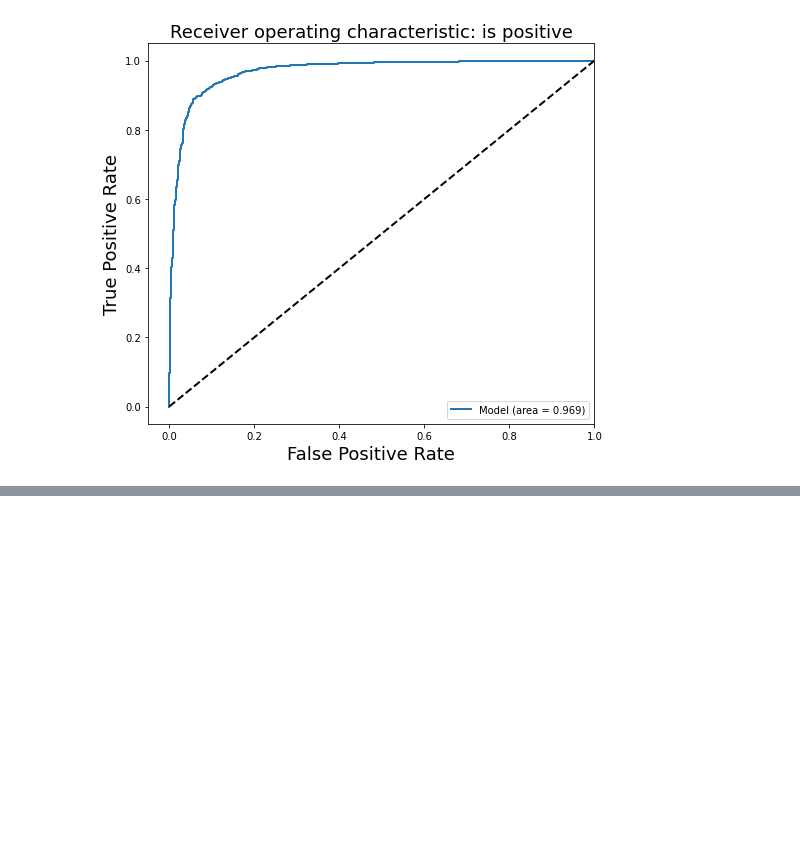
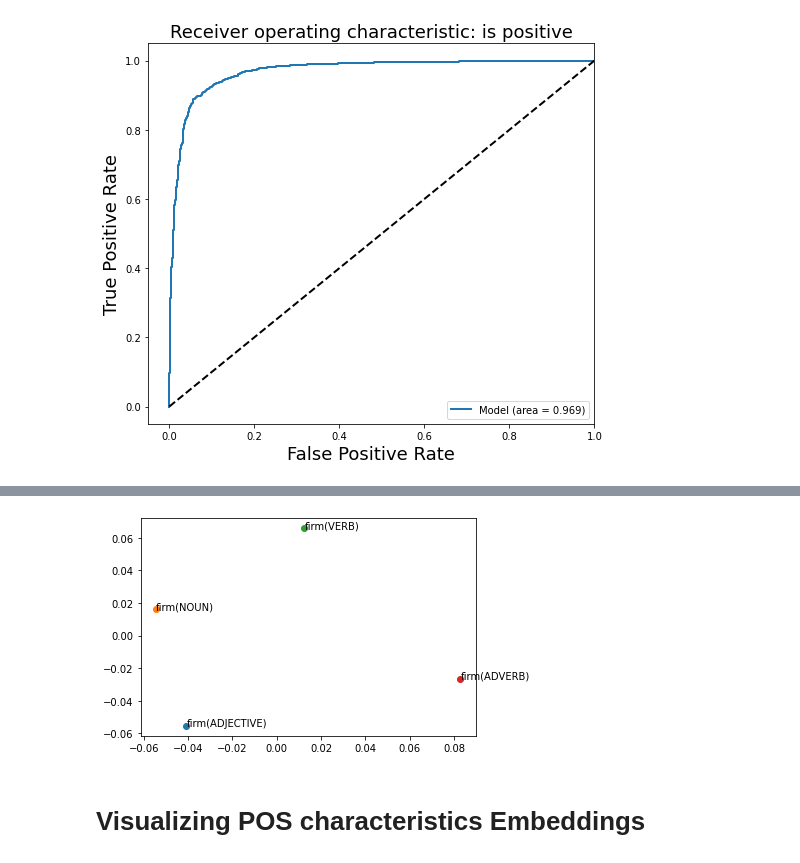
Before and after one commit to Wazib/Transformer_SLFN_PSCE, a Jupyter notebook: Transformer_SLFN_PSCE_Architecture.ipynb, the cells around one changed output, grey strips where cells are left out. Drawn from its saved outputs; the diff is of its cells as text; code cells hidden in the pictures; blank space fills up the shorter version.

```diff
--- a/Transformer_SLFN_PSCE_Architecture.ipynb
+++ b/Transformer_SLFN_PSCE_Architecture.ipynb
@@ -770,0 +806,28 @@ weighted avg       0.91      0.91      0.91      5000
+# %%
+#polysemy
+word_model['firm']
+adj_word=np.concatenate((word_model[word],adj_pos_vector))
+noun_word=np.concatenate((word_model[word],noun_pos_vector))
+verb_word=np.concatenate((word_model[word],verb_pos_vector))
+adv_word=np.concatenate((word_model[word],adv_pos_vector))
+word_mat=np.array([adj_word, noun_word, verb_word, adv_word])
+# %%
+pca_w = PCA(n_components=2)
+pca_t = pca.fit_transform(word_mat)
+# %%
+#Plotting
+plt.scatter(pca_t[0, 0], pca_t[0, 1])
+plt.annotate("firm(ADJECTIVE)", xy=(pca_t[0, 0], pca_t[0, 1]))
+plt.scatter(pca_t[1, 0], pca_t[1, 1])
+plt.annotate("firm(NOUN)", xy=(pca_t[1, 0], pca_t[1, 1]))
+plt.scatter(pca_t[2, 0], pca_t[2, 1])
+plt.annotate("firm(VERB)", xy=(pca_t[2, 0], pca_t[2, 1]))
+plt.scatter(pca_t[3, 0], pca_t[3, 1])
+plt.annotate("firm(ADVERB)", xy=(pca_t[3, 0], pca_t[3, 1]))
+
+
+plt.show()
+# %% [output]
+[figure, added]
+# %% [markdown]
+# Visualizing POS characteristics Embeddings
```
Also changed, not shown: parts of 13 cells of this notebook.
